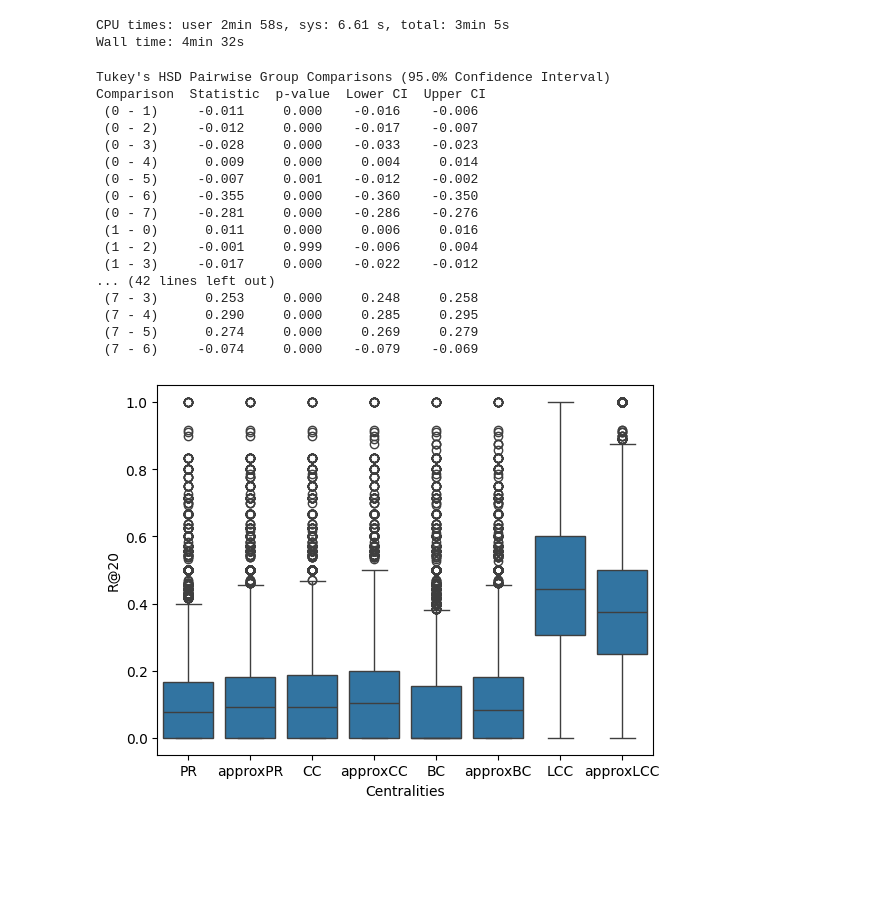
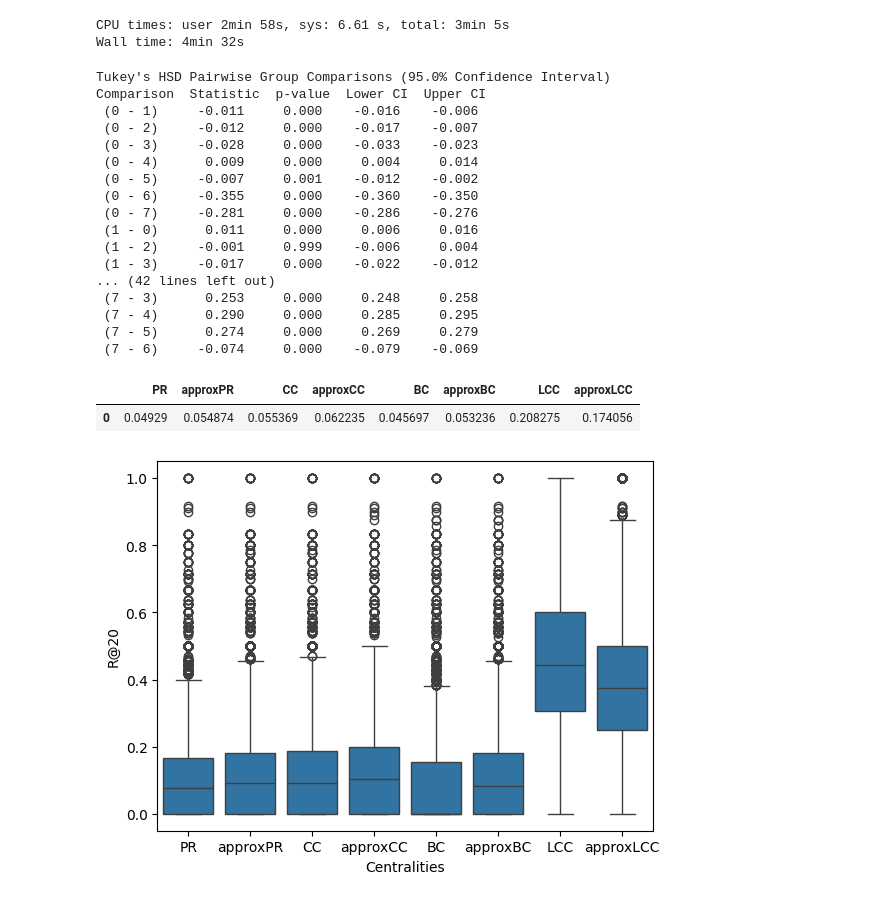
Before and after one commit to andreasegala/lfn-ke, a Jupyter notebook: experiment_runner.ipynb, the cells around one changed output. Drawn from its saved outputs; the diff is of its cells as text; code cells hidden in the pictures; blank space fills up the shorter version.

Commit message:
Added table of average scores for better visualization

```diff
--- a/experiment_runner.ipynb
+++ b/experiment_runner.ipynb
@@ -42,22 +42,25 @@ commons.scores.centrality_print_scores(parsed_articles, 'CC', 1, run_name)
 # %%
 #compute average scores, variances etc...
 commons.scores.significant_differences(['PR','CC','BC','LCC'],2,'R@20','half_articles')
+display(commons.scores.average_metric('P@20', 'half_articles'))
 # %% [output]
 Tukey's HSD Pairwise Group Comparisons (95.0% Confidence Interval)
 Comparison  Statistic  p-value  Lower CI  Upper CI
  (0 - 1)     -0.011     0.000    -0.016    -0.006
  (0 - 2)     -0.012     0.000    -0.017    -0.007
  (0 - 3)     -0.028     0.000    -0.033    -0.023
  (0 - 4)      0.009     0.000     0.004     0.014
  (0 - 5)     -0.007     0.001    -0.012    -0.002
  (0 - 6)     -0.355     0.000    -0.360    -0.350
  (0 - 7)     -0.281     0.000    -0.286    -0.276
  (1 - 0)      0.011     0.000     0.006     0.016
  (1 - 2)     -0.001     0.999    -0.006     0.004
  (1 - 3)     -0.017     0.000    -0.022    -0.012
 ... (42 lines left out)
  (7 - 3)      0.253     0.000     0.248     0.258
  (7 - 4)      0.290     0.000     0.285     0.295
  (7 - 5)      0.274     0.000     0.269     0.279
  (7 - 6)     -0.074     0.000    -0.079    -0.069
+|  | PR | approxPR | CC | approxCC | BC | approxBC | LCC | approxLCC |
+| 0 | 0.04929 | 0.054874 | 0.055369 | 0.062235 | 0.045697 | 0.053236 | 0.208275 | 0.174056 |
 [figure]
```
Also changed, not shown: 1 other file.
